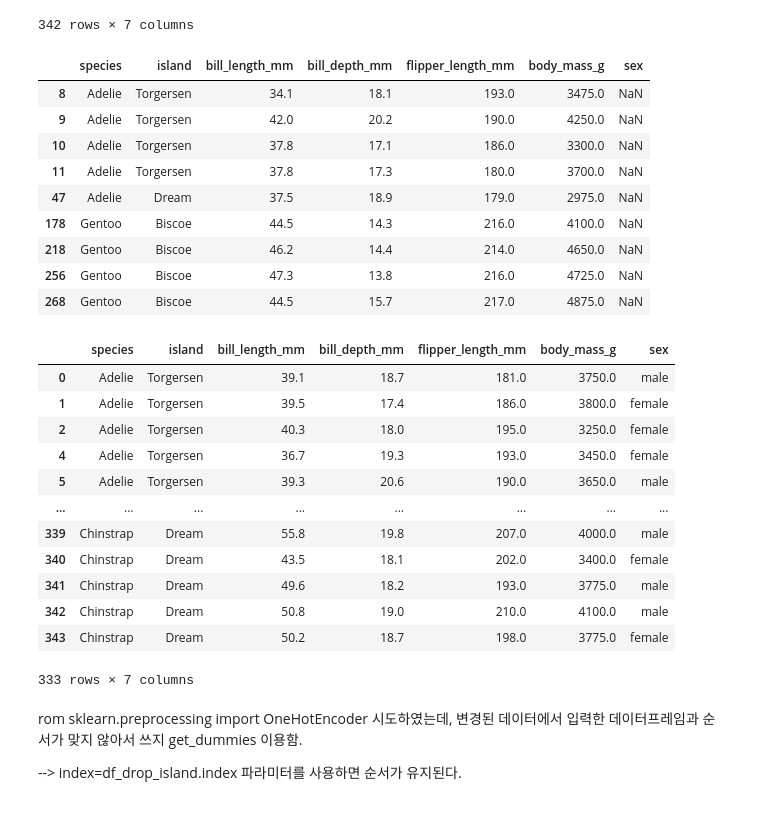
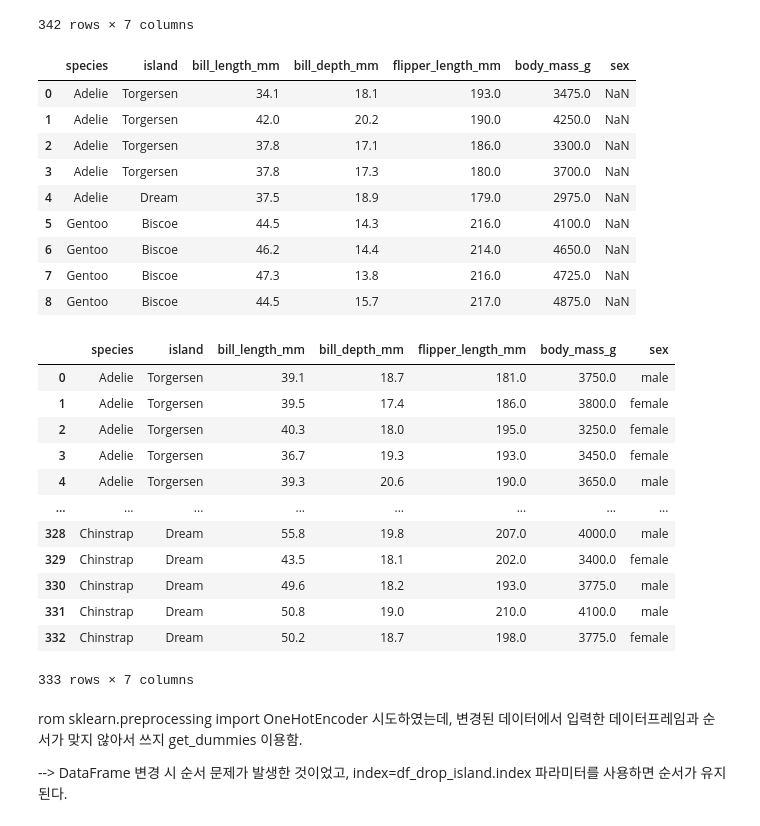
Before and after one commit to JINSUKO/Machin-Leaning-course-Practices, a Jupyter notebook: practice_penguins_data.ipynb, the cells around one changed output. Cells and saved outputs as stored; diff of their text form; code cells hidden in the pictures.

```diff
--- a/practice_penguins_data.ipynb
+++ b/practice_penguins_data.ipynb
@@ -47,42 +47,42 @@ df.reset_index().drop(axis=1, columns=['index'])
 # %%
 df_no_sex_data = df[df['sex'].isna()]
 
-df_no_sex_data.reset_index().drop(axis=1, columns=['index'], inplace=True)
+df_no_sex_data = df_no_sex_data.reset_index().drop(axis=1, columns=['index'])
 df_no_sex_data
 # %% [output]
 |  | species | island | bill_length_mm | bill_depth_mm | flipper_length_mm | body_mass_g | sex |
-| 8 | Adelie | Torgersen | 34.1 | 18.1 | 193.0 | 3475.0 | NaN |
-| 9 | Adelie | Torgersen | 42.0 | 20.2 | 190.0 | 4250.0 | NaN |
-| 10 | Adelie | Torgersen | 37.8 | 17.1 | 186.0 | 3300.0 | NaN |
-| 11 | Adelie | Torgersen | 37.8 | 17.3 | 180.0 | 3700.0 | NaN |
-| 47 | Adelie | Dream | 37.5 | 18.9 | 179.0 | 2975.0 | NaN |
-| 178 | Gentoo | Biscoe | 44.5 | 14.3 | 216.0 | 4100.0 | NaN |
-| 218 | Gentoo | Biscoe | 46.2 | 14.4 | 214.0 | 4650.0 | NaN |
-| 256 | Gentoo | Biscoe | 47.3 | 13.8 | 216.0 | 4725.0 | NaN |
-| 268 | Gentoo | Biscoe | 44.5 | 15.7 | 217.0 | 4875.0 | NaN |
+| 0 | Adelie | Torgersen | 34.1 | 18.1 | 193.0 | 3475.0 | NaN |
+| 1 | Adelie | Torgersen | 42.0 | 20.2 | 190.0 | 4250.0 | NaN |
+| 2 | Adelie | Torgersen | 37.8 | 17.1 | 186.0 | 3300.0 | NaN |
+| 3 | Adelie | Torgersen | 37.8 | 17.3 | 180.0 | 3700.0 | NaN |
+| 4 | Adelie | Dream | 37.5 | 18.9 | 179.0 | 2975.0 | NaN |
+| 5 | Gentoo | Biscoe | 44.5 | 14.3 | 216.0 | 4100.0 | NaN |
+| 6 | Gentoo | Biscoe | 46.2 | 14.4 | 214.0 | 4650.0 | NaN |
+| 7 | Gentoo | Biscoe | 47.3 | 13.8 | 216.0 | 4725.0 | NaN |
+| 8 | Gentoo | Biscoe | 44.5 | 15.7 | 217.0 | 4875.0 | NaN |
 # %%
 df = df.dropna(how='any')
-df.reset_index().drop(axis=1, columns=['index'], inplace=True)
+df = df.reset_index().drop(axis=1, columns=['index'])
 df
 # %% [output]
 |  | species | island | bill_length_mm | bill_depth_mm | flipper_length_mm | body_mass_g | sex |
 | 0 | Adelie | Torgersen | 39.1 | 18.7 | 181.0 | 3750.0 | male |
 | 1 | Adelie | Torgersen | 39.5 | 17.4 | 186.0 | 3800.0 | female |
 | 2 | Adelie | Torgersen | 40.3 | 18.0 | 195.0 | 3250.0 | female |
-| 4 | Adelie | Torgersen | 36.7 | 19.3 | 193.0 | 3450.0 | female |
-| 5 | Adelie | Torgersen | 39.3 | 20.6 | 190.0 | 3650.0 | male |
+| 3 | Adelie | Torgersen | 36.7 | 19.3 | 193.0 | 3450.0 | female |
+| 4 | Adelie | Torgersen | 39.3 | 20.6 | 190.0 | 3650.0 | male |
 | ... | ... | ... | ... | ... | ... | ... | ... |
-| 339 | Chinstrap | Dream | 55.8 | 19.8 | 207.0 | 4000.0 | male |
-| 340 | Chinstrap | Dream | 43.5 | 18.1 | 202.0 | 3400.0 | female |
-| 341 | Chinstrap | Dream | 49.6 | 18.2 | 193.0 | 3775.0 | male |
-| 342 | Chinstrap | Dream | 50.8 | 19.0 | 210.0 | 4100.0 | male |
-| 343 | Chinstrap | Dream | 50.2 | 18.7 | 198.0 | 3775.0 | female |
+| 328 | Chinstrap | Dream | 55.8 | 19.8 | 207.0 | 4000.0 | male |
+| 329 | Chinstrap | Dream | 43.5 | 18.1 | 202.0 | 3400.0 | female |
+| 330 | Chinstrap | Dream | 49.6 | 18.2 | 193.0 | 3775.0 | male |
+| 331 | Chinstrap | Dream | 50.8 | 19.0 | 210.0 | 4100.0 | male |
+| 332 | Chinstrap | Dream | 50.2 | 18.7 | 198.0 | 3775.0 | female |
 333 rows × 7 columns
 # %% [markdown]
 rom sklearn.preprocessing import OneHotEncoder 시도하였는데,
 변경된 데이터에서 입력한 데이터프레임과 순서가 맞지 않아서 쓰지 get_dummies 이용함.
 
---> index=df_drop_island.index 파라미터를 사용하면 순서가 유지된다.
+--> DataFrame 변경 시 순서 문제가 발생한 것이었고, index=df_drop_island.index 파라미터를 사용하면 순서가 유지된다.
 # %%
 df_drop_island = df.drop(columns=['island'])
 df_drop_island
```
Also changed, not shown: parts of 9 cells of this notebook.
